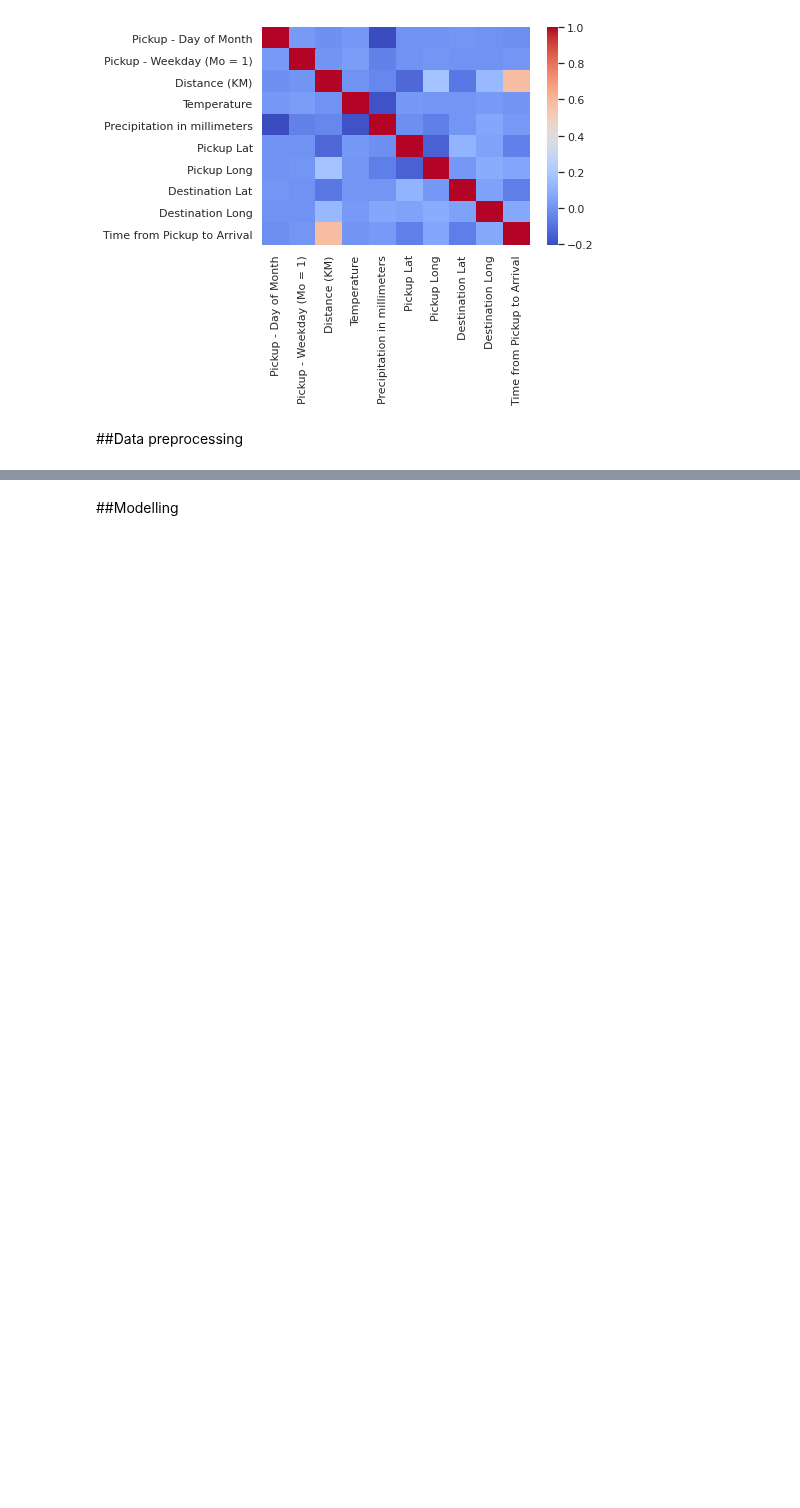
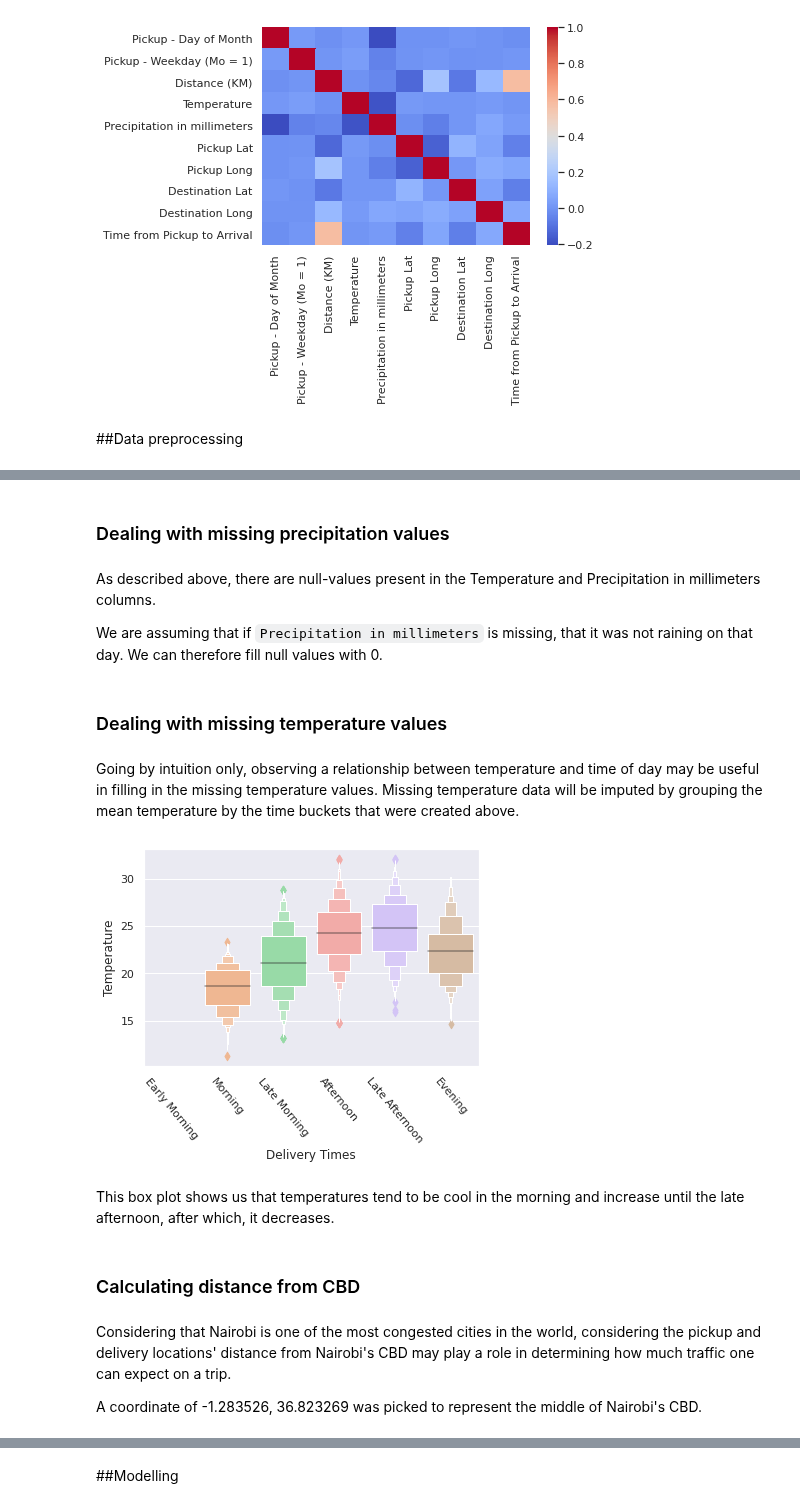
Before and after one commit to monicafar147/logistics-challenge, a Jupyter notebook: cleaned.ipynb, the cells around one changed output, grey strips where cells are left out. Drawn from its saved outputs; the diff is of its cells as text; code cells hidden in the pictures; blank space fills up the shorter version.

Commit message:
added data preprocessing only

```diff
--- a/cleaned.ipynb
+++ b/cleaned.ipynb
@@ -216,0 +261,7 @@ preprocessing(train)
+# %%
+training_features = training_features[['Platform Type', 'Personal or Business',
+                                       'Pickup - Day of Month', 'Pickup - Weekday (Mo = 1)',
+                                       'Pickup - Time', 'Pickup Lat',	'Pickup Long',
+                                       'Destination Lat',	'Destination Long',
+                                       'Distance (KM)', 'Temperature',
+                                       'Precipitation in millimeters']]
@@ -216,0 +277,47 @@ preprocessing(train)
+# %%
+def assign_time_category(dts, delivery_time):
+    dts = pd.DataFrame(['00:00:00', '6:00:00', '9:00:00', '12:00:00', '15:00:00', '18:00:00'])
+    dts[0] = pd.to_datetime(dts[0]).dt.time
+    if delivery_time >= dts[0][0] and delivery_time < dts[0][1]:
+        return 'Early Morning'
+    elif delivery_time >= dts[0][1] and delivery_time < dts[0][2]:
+        return 'Morning'
+    elif delivery_time >= dts[0][2]  and delivery_time < dts[0][3]:
+        return 'Late Morning'
+    elif delivery_time >= dts[0][3] and delivery_time < dts[0][4]:
+        return 'Afternoon'
+    elif delivery_time >= dts[0][4] and delivery_time < dts[0][5]:
+        return 'Late Afternoon'
+    else:
+        return 'Evening'
+# %%
+# Create new time bucket feature based on assign_time_category function
+training_features['Delivery Times'] = training_features['Pickup - Time'].apply(assign_time_category)
+training_features['Delivery Times'] = training_features['Delivery Times'].astype('category')
+
+# Dropping 'Pickup - Time' because we have created 'Delivery Times' in its place
+training_features.drop('Pickup - Time', axis=1, inplace=True)
+# %% [markdown]
+### Dealing with missing precipitation values
+# %% [markdown]
+As described above, there are null-values present in the Temperature and Precipitation in millimeters columns.
+
+We are assuming that if `Precipitation in millimeters` is missing, that it was not raining on that day. We can therefore fill null values with 0.
+# %%
+# Fill missing precipitation values with 0
+training_features['Precipitation in millimeters'] = training_features['Precipitation in millimeters'].fillna(value=0)
+# %% [markdown]
+### Dealing with missing temperature values
+# %% [markdown]
+Going by intuition only, observing a relationship between temperature and time of day may be useful in filling in the missing temperature values. Missing temperature data will be imputed by grouping the mean temperature by the time buckets that were created above.
+# %%
+del_temp_plt = sns.boxenplot(y=training_features['Temperature'],
+                x=training_features['Delivery Times'],
+                order=["Early Morning", "Morning", "Late Morning",
+                     "Afternoon", "Late Afternoon", "Evening"])
+del_temp_plt = del_temp_plt.set_xticklabels(del_temp_plt.get_xticklabels(), rotation=-50)
+# %% [output]
+[figure, added]
+# %% [markdown]
+
+This box plot shows us that temperatures tend to be cool in the morning and increase until the late afternoon, after which, it decreases.
@@ -216,0 +331,6 @@ preprocessing(train)
+# %% [markdown]
+### Calculating distance from CBD
+# %% [markdown]
+Considering that Nairobi is one of the most congested cities in the world, considering the pickup and delivery locations' distance from Nairobi's CBD may play a role in determining how much traffic one can expect on a trip.
+
+A coordinate of -1.283526, 36.823269 was picked to represent the middle of Nairobi's CBD.
```
Also changed, not shown: parts of 22 cells of this notebook.
